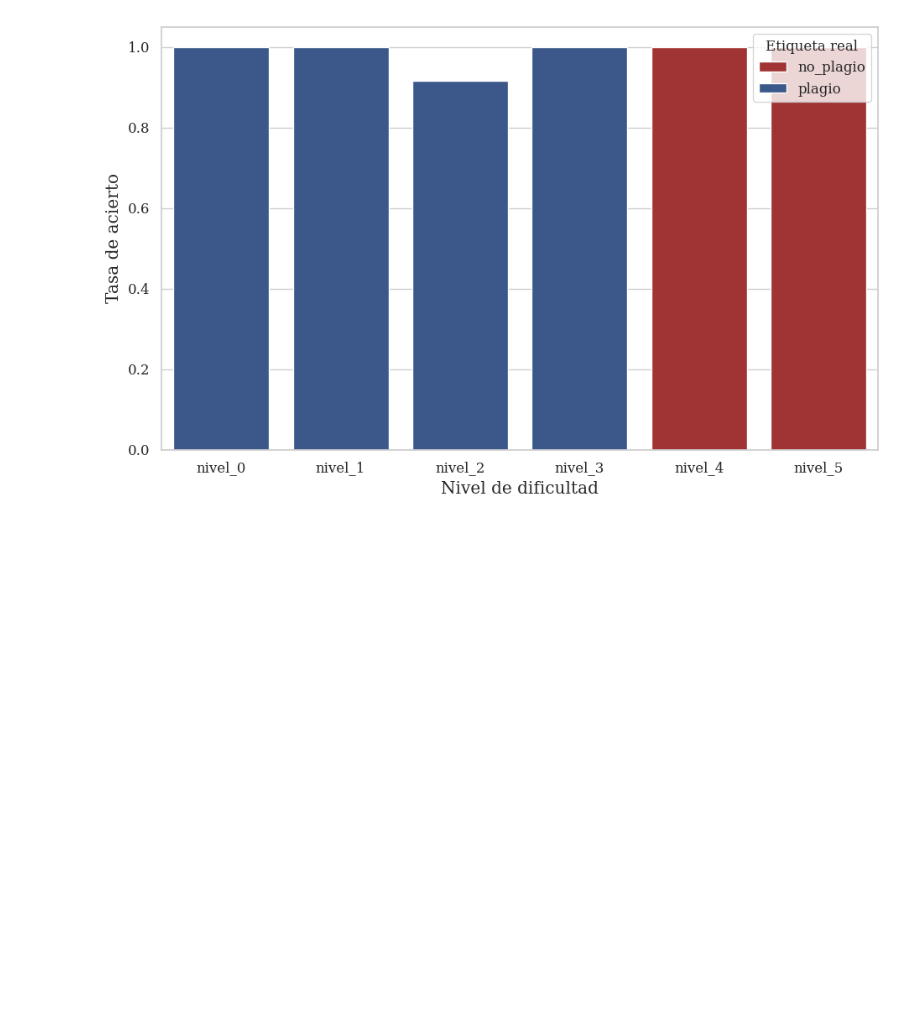
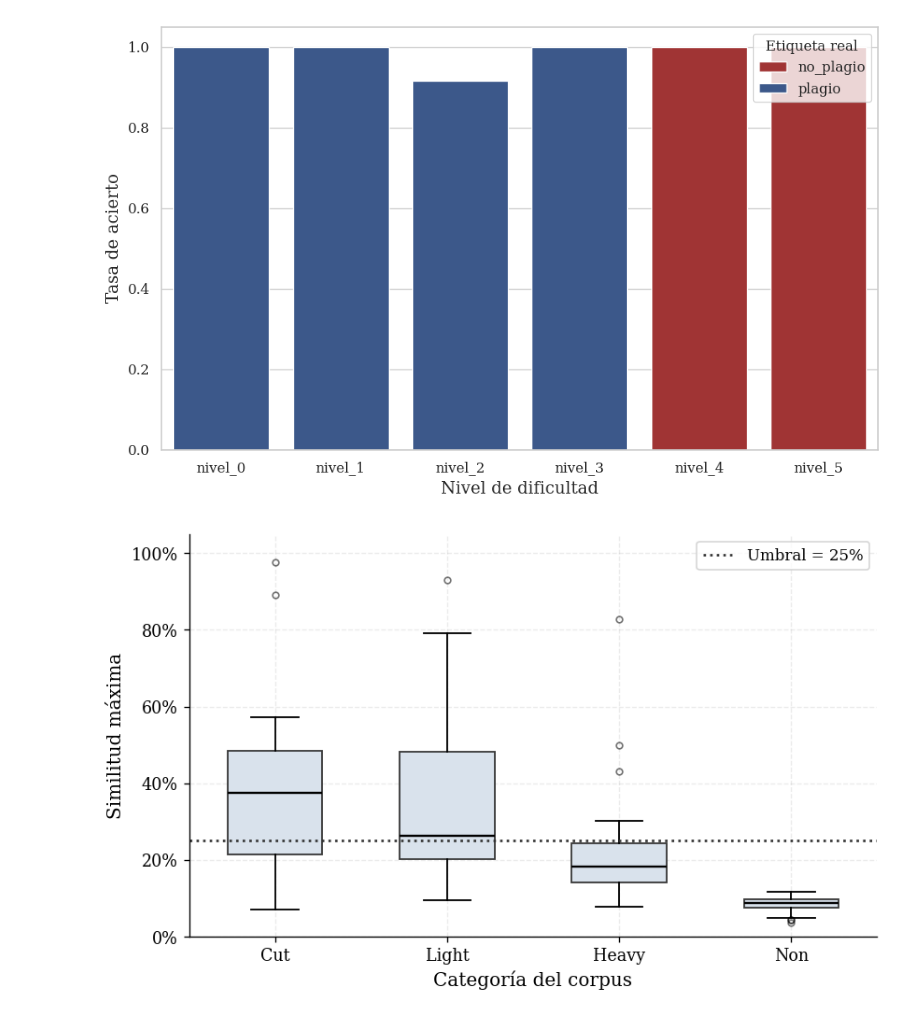
Before and after one commit to Hervaas8/practicas_uv, a Jupyter notebook: evaluacion_plagion_sintetico.ipynb, the cells around one changed output. Drawn from its saved outputs; the diff is of its cells as text; code cells hidden in the pictures; blank space fills up the shorter version.

```diff
--- a/evaluacion_plagion_sintetico.ipynb
+++ b/evaluacion_plagion_sintetico.ipynb
@@ -1404,0 +1534,42 @@ plt.show()
+# %%
+fig, ax = plt.subplots(figsize=(7.2, 4.4))
+
+datos_boxplot = [
+    df.loc[df["nivel"] == cat, "sim_pct"].dropna()
+    for cat in orden_categorias
+]
+
+bp = ax.boxplot(
+    datos_boxplot,
+    labels=[nombres_categorias[c] for c in orden_categorias],
+    patch_artist=True,
+    widths=0.55,
+    showfliers=True,
+    medianprops={"color": "black", "linewidth": 1.4},
+    boxprops={"linewidth": 1.1},
+    whiskerprops={"linewidth": 1.1},
+    capprops={"linewidth": 1.1},
+    flierprops={"marker": "o", "markersize": 4, "alpha": 0.55},
+)
+
+for patch in bp["boxes"]:
+    patch.set_facecolor("#D9E2EC")
+    patch.set_edgecolor("#3A3A3A")
+
+ax.axhline(
+    UMBRAL_PCT,
+    linestyle=":",
+    linewidth=1.6,
+    color=COLOR_UMBRAL,
+    label=f"Umbral = {UMBRAL_PCT:.0f}%"
+)
+
+ax.set_xlabel("Categoría del corpus")
+ax.set_ylabel("Similitud máxima")
+ax.yaxis.set_major_formatter(PercentFormatter(xmax=100))
+ax.set_ylim(0, 105)
+ax.legend(frameon=True, loc="upper right")
+
+finalizar_figura("clough_distribucion_similitud_categoria")
+# %% [output]
+[figure, added]
```
Also changed, not shown: parts of 4 cells of this notebook, 29 other files.
